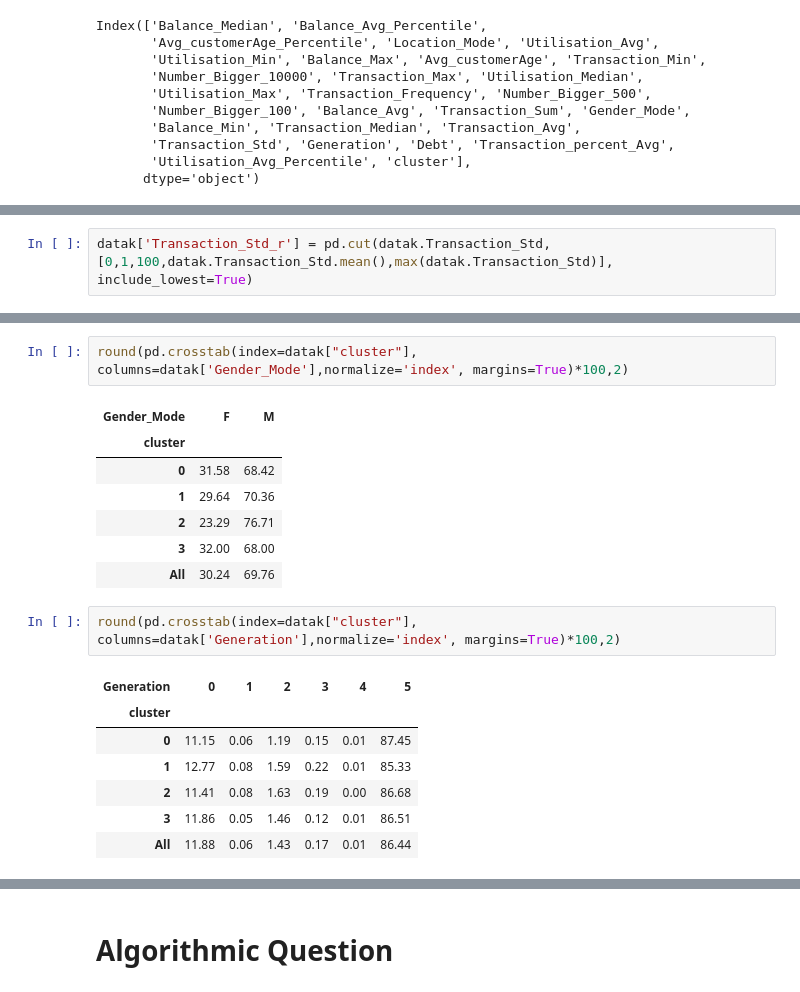
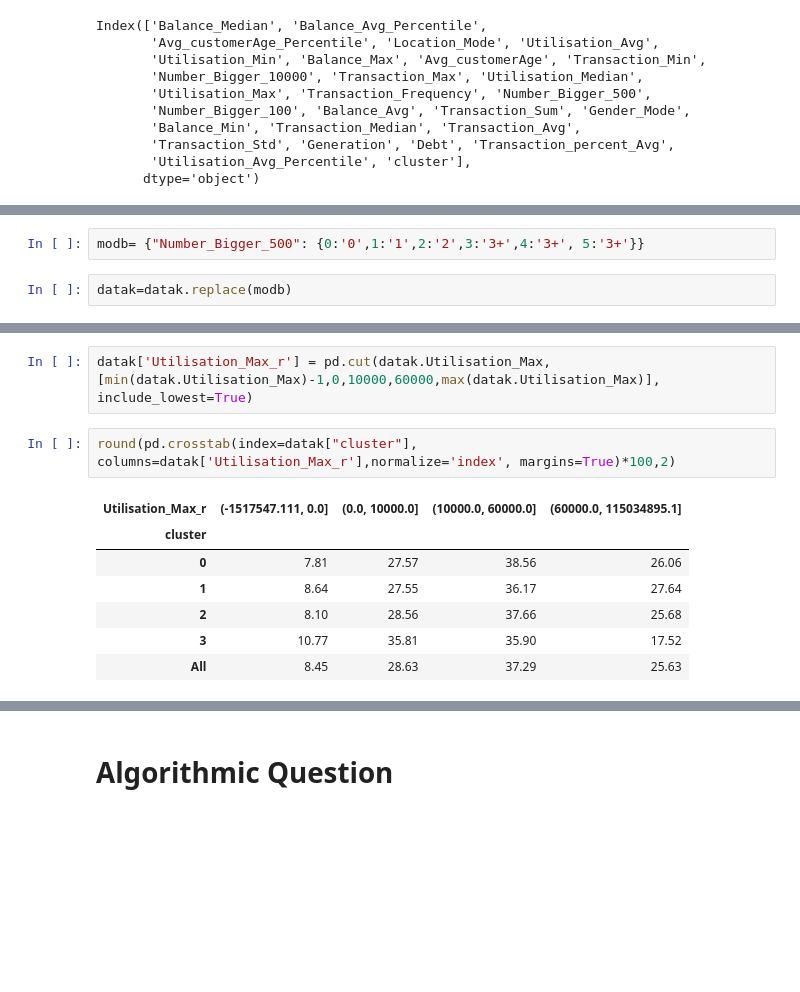
Before and after one commit to Sottix99/ADM-HW4, a Jupyter notebook: main_ale.ipynb, the cells around one changed output, grey strips where cells are left out. Saved outputs shown, nothing was run; the diff lists cells and outputs as text; blank space fills up the shorter version.

```diff
--- a/main_ale.ipynb
+++ b/main_ale.ipynb
@@ -1084,2 +1053,0 @@ Furthermore, in clusters 0 and 4, we can see rather high values relative to the
-# %%
-datak['Transaction_Std_r'] = pd.cut(datak.Transaction_Std, [0,1,100,datak.Transaction_Std.mean(),max(datak.Transaction_Std)], include_lowest=True)
@@ -1096,3 +1058,7 @@ round(pd.crosstab(index=datak["cluster"], columns=datak['Transaction_Std_r'],nor
+# %%
+modb= {"Number_Bigger_500": {0:'0',1:'1',2:'2',3:'3+',4:'3+', 5:'3+'}}
+# %%
+datak=datak.replace(modb)
 # %%
 round(pd.crosstab(index=datak["cluster"], columns=datak['Number_Bigger_500'],normalize='index', margins=True)*100,2)
 # %% [output]
@@ -1106,20 +1096,12 @@ round(pd.crosstab(index=datak["cluster"], columns=datak['Number_Bigger_500'],nor
+# %%
+datak['Utilisation_Max_r'] = pd.cut(datak.Utilisation_Max, [min(datak.Utilisation_Max)-1,0,10000,60000,max(datak.Utilisation_Max)], include_lowest=True)
 # %%
-round(pd.crosstab(index=datak["cluster"], columns=datak['Gender_Mode'],normalize='index', margins=True)*100,2)
+round(pd.crosstab(index=datak["cluster"], columns=datak['Utilisation_Max_r'],normalize='index', margins=True)*100,2)
 # %% [output]
-| Gender_Mode | F | M |
-| cluster |  |  |
-| 0 | 31.58 | 68.42 |
-| 1 | 29.64 | 70.36 |
-| 2 | 23.29 | 76.71 |
-| 3 | 32.00 | 68.00 |
-| All | 30.24 | 69.76 |
+| Utilisation_Max_r | (-1517547.111, 0.0] | (0.0, 10000.0] | (10000.0, 60000.0] | (60000.0, 115034895.1] |
+| cluster |  |  |  |  |
+| 0 | 7.81 | 27.57 | 38.56 | 26.06 |
+| 1 | 8.64 | 27.55 | 36.17 | 27.64 |
+| 2 | 8.10 | 28.56 | 37.66 | 25.68 |
+| 3 | 10.77 | 35.81 | 35.90 | 17.52 |
+| All | 8.45 | 28.63 | 37.29 | 25.63 |
-# %%
-round(pd.crosstab(index=datak["cluster"], columns=datak['Generation'],normalize='index', margins=True)*100,2)
-# %% [output]
-| Generation | 0 | 1 | 2 | 3 | 4 | 5 |
-| cluster |  |  |  |  |  |  |
-| 0 | 11.15 | 0.06 | 1.19 | 0.15 | 0.01 | 87.45 |
-| 1 | 12.77 | 0.08 | 1.59 | 0.22 | 0.01 | 85.33 |
-| 2 | 11.41 | 0.08 | 1.63 | 0.19 | 0.00 | 86.68 |
-| 3 | 11.86 | 0.05 | 1.46 | 0.12 | 0.01 | 86.51 |
-| All | 11.88 | 0.06 | 1.43 | 0.17 | 0.01 | 86.44 |
```
Also changed, not shown: parts of 91 cells of this notebook.
